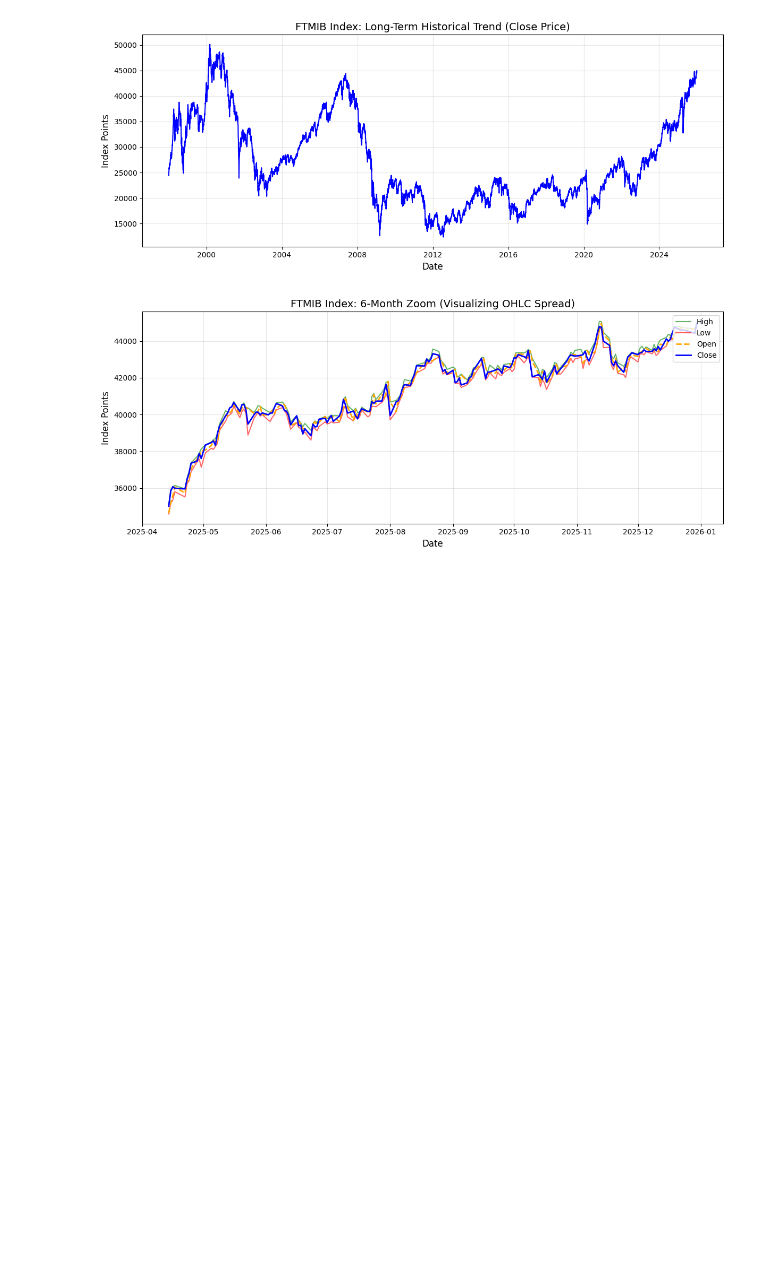
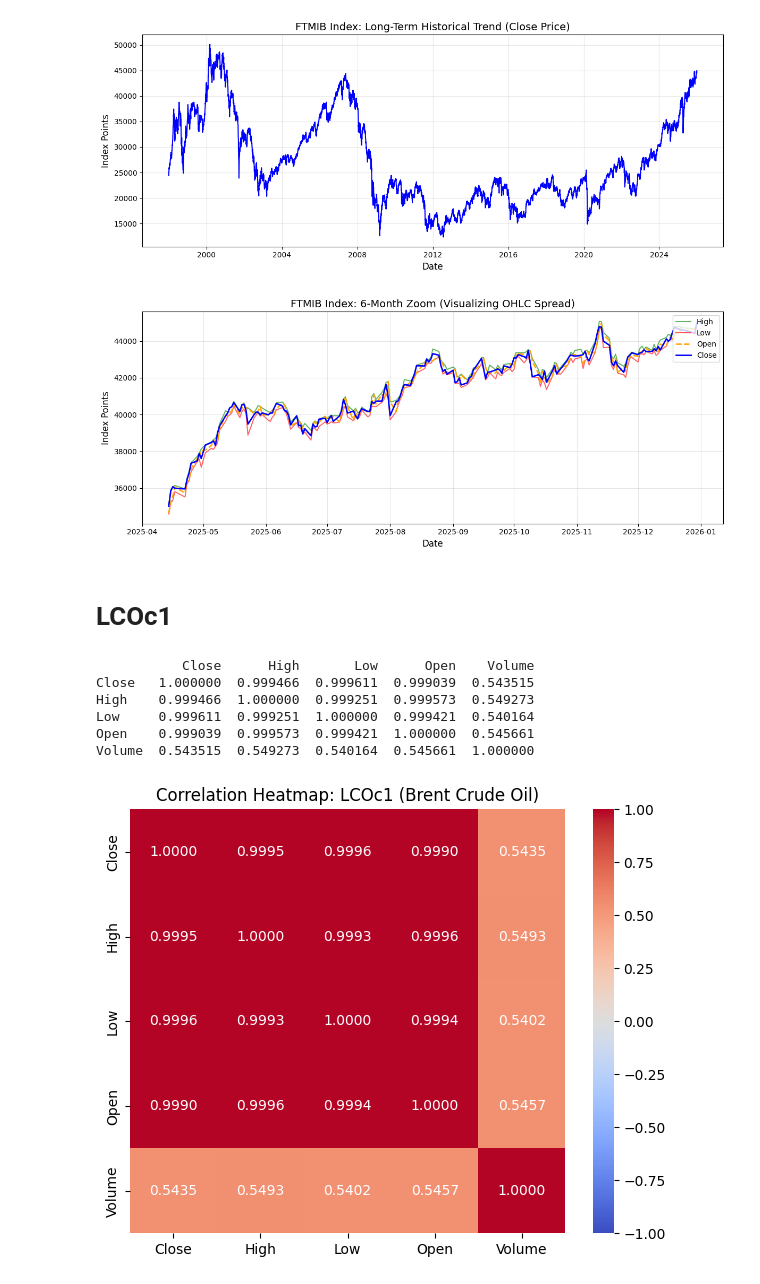
Before and after one commit to dvdbaggio/Mixed-Frequency-Forecasting, a Jupyter notebook: macro_features_correlation.ipynb, the cells around one changed output. Drawn from its saved outputs; the diff is of its cells as text; code cells hidden in the pictures; blank space fills up the shorter version.

Commit message:
LCOc1

```diff
--- a/macro_features_correlation.ipynb
+++ b/macro_features_correlation.ipynb
@@ -275,3 +268,32 @@ plt.show()
 # %% [output]
 [figure]
 [figure]
+# %% [markdown]
+# LCOc1
+# %%
+df_oil = pd.read_excel('./Dataset/Macro/LCOc1.xlsx')
+df_oil = df_oil.rename(columns={'Exchange Date': 'Date'})
+df_oil['Date'] = pd.to_datetime(df_oil['Date'], errors='coerce')
+
+
+analysis_columns = ['Close', 'High', 'Low', 'Open', 'Volume']
+df_plot = df_oil.dropna(subset=analysis_columns).sort_values('Date')
+df_numeric = df_plot[analysis_columns].apply(pd.to_numeric, errors='coerce').dropna()
+# %%
+correlation_matrix = df_numeric.corr()
+print(correlation_matrix)
+
+plt.figure(figsize=(6, 5))
+sns.heatmap(correlation_matrix, annot=True, cmap='coolwarm', fmt=".4f", vmin=-1, vmax=1)
+plt.title("Correlation Heatmap: LCOc1 (Brent Crude Oil)")
+plt.tight_layout()
+plt.savefig('./Correlations/LCOc1.png')
+plt.show()
+# %% [output]
+           Close      High       Low      Open    Volume
+Close   1.000000  0.999466  0.999611  0.999039  0.543515
+High    0.999466  1.000000  0.999251  0.999573  0.549273
+Low     0.999611  0.999251  1.000000  0.999421  0.540164
+Open    0.999039  0.999573  0.999421  1.000000  0.545661
+Volume  0.543515  0.549273  0.540164  0.545661  1.000000
+[figure, added]
```
Also changed, not shown: parts of 6 cells of this notebook, 14 other files.
